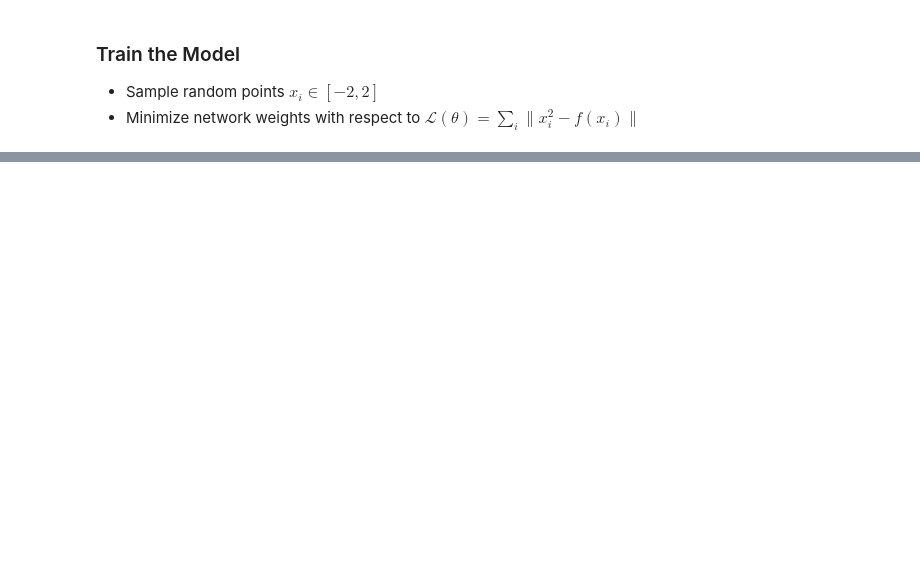
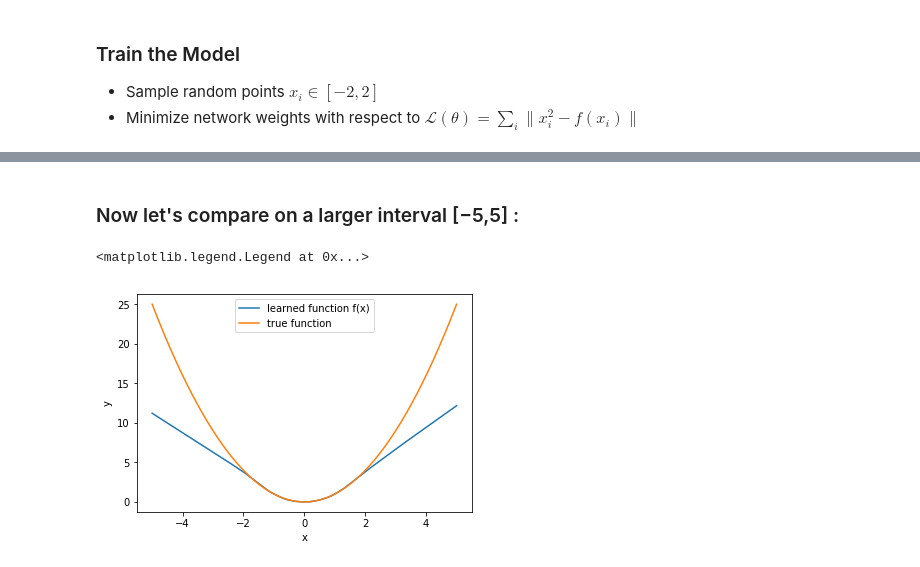
Before and after one commit to kheraAniruddh/Pytorch--Deep-Learning, a Jupyter notebook: TestTorch.ipynb, the cells around one changed output, grey strips where cells are left out. Cells and saved outputs as stored; diff of their text form; code cells hidden in the pictures; blank space fills up the shorter version.

```diff
--- a/TestTorch.ipynb
+++ b/TestTorch.ipynb
@@ -561,0 +580,16 @@ Text(0,0.5,'loss')
+# %% [markdown]
+### Now let's compare on a larger interval  [−5,5] :
+# %%
+x = Variable(torch.linspace(-5, 5, 1000).view(-1, 1))
+y = model(x)
+x = x.data.squeeze()
+y = y.data.squeeze()
+y_true = x**2
+plt.plot(x.numpy(), y.numpy())
+plt.plot(x.numpy(), y_true.numpy())
+plt.xlabel('x')
+plt.ylabel('y')
+plt.legend(['learned function f(x)', 'true function'])
+# %% [output]
+<matplotlib.legend.Legend at 0x...>
+[figure, added]
```
Also changed, not shown: parts of 27 cells of this notebook.
